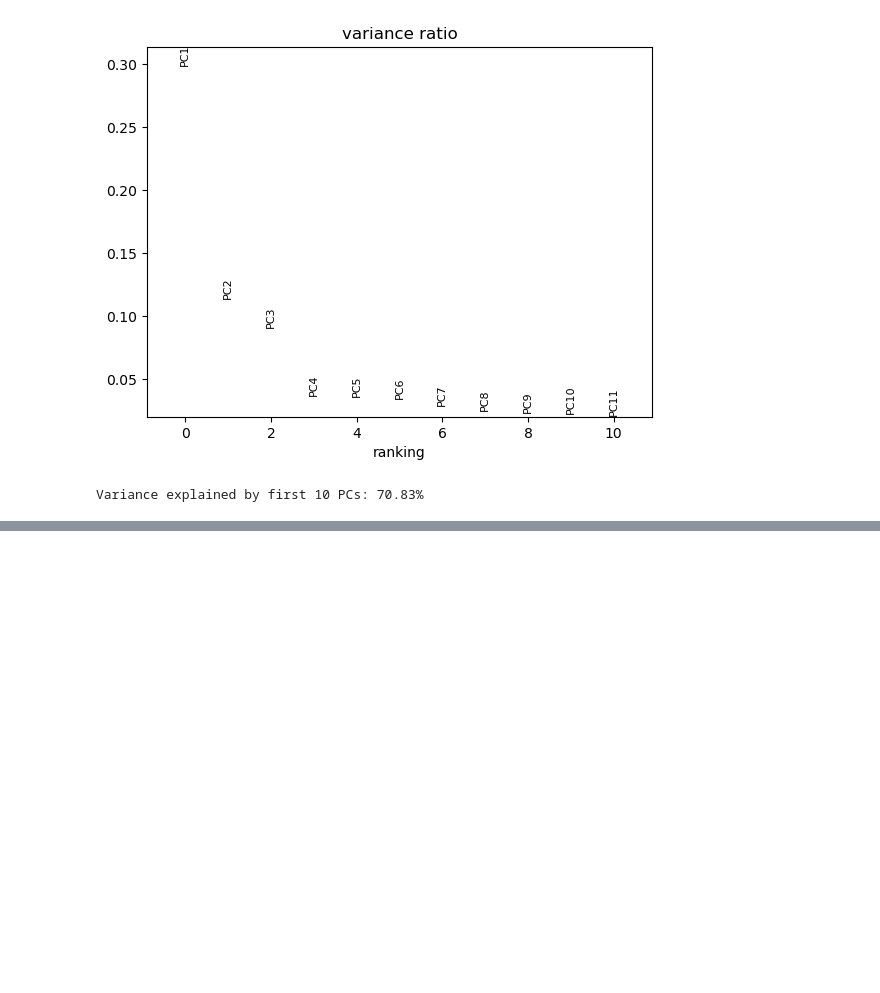
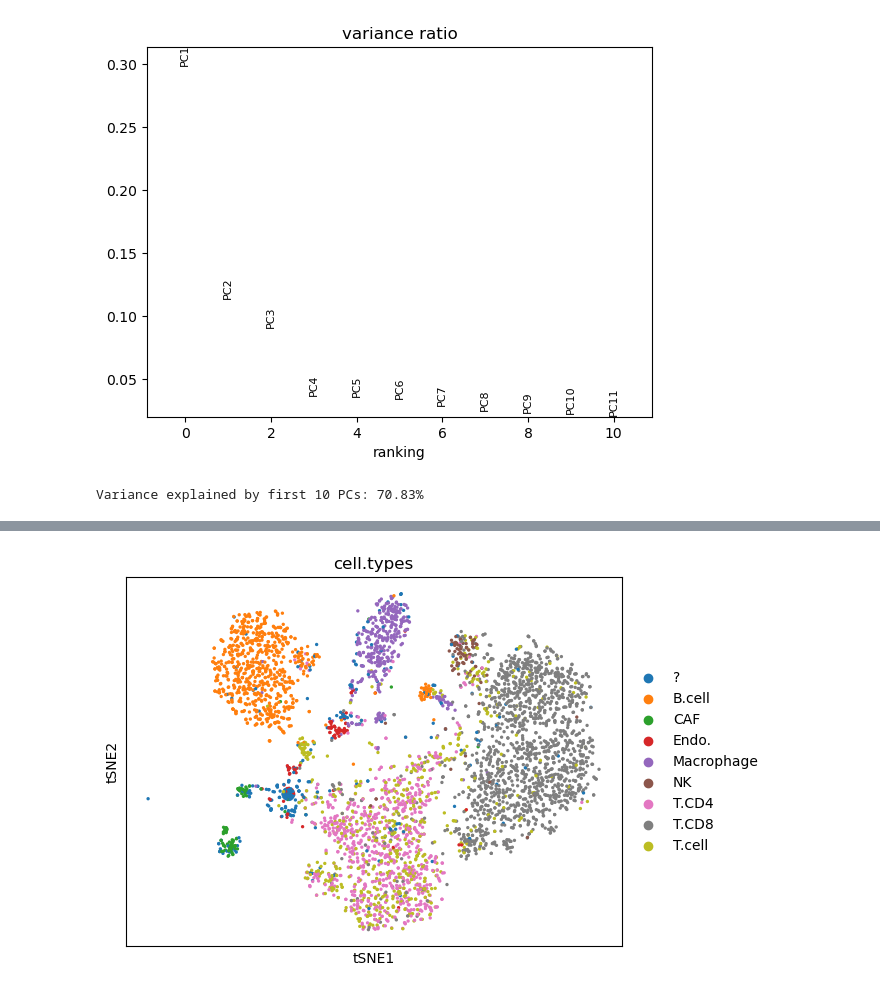
Before and after one commit to vicciv1623/iicd_MEDAL_feat, a Jupyter notebook: cancer_data/Process_Data.ipynb, the cells around one changed output, grey strips where cells are left out. Cells and saved outputs as stored; diff of their text form; code cells hidden in the pictures; blank space fills up the shorter version.

```diff
--- a/cancer_data/Process_Data.ipynb
+++ b/cancer_data/Process_Data.ipynb
@@ -213,0 +254,4 @@ Variance explained by first 10 PCs: 70.83%
+# %%
+sc.pl.tsne(adata_pca, color='cell.types')
+# %% [output]
+[figure, added]
```
Also changed, not shown: parts of 7 cells of this notebook, 2 other files.
